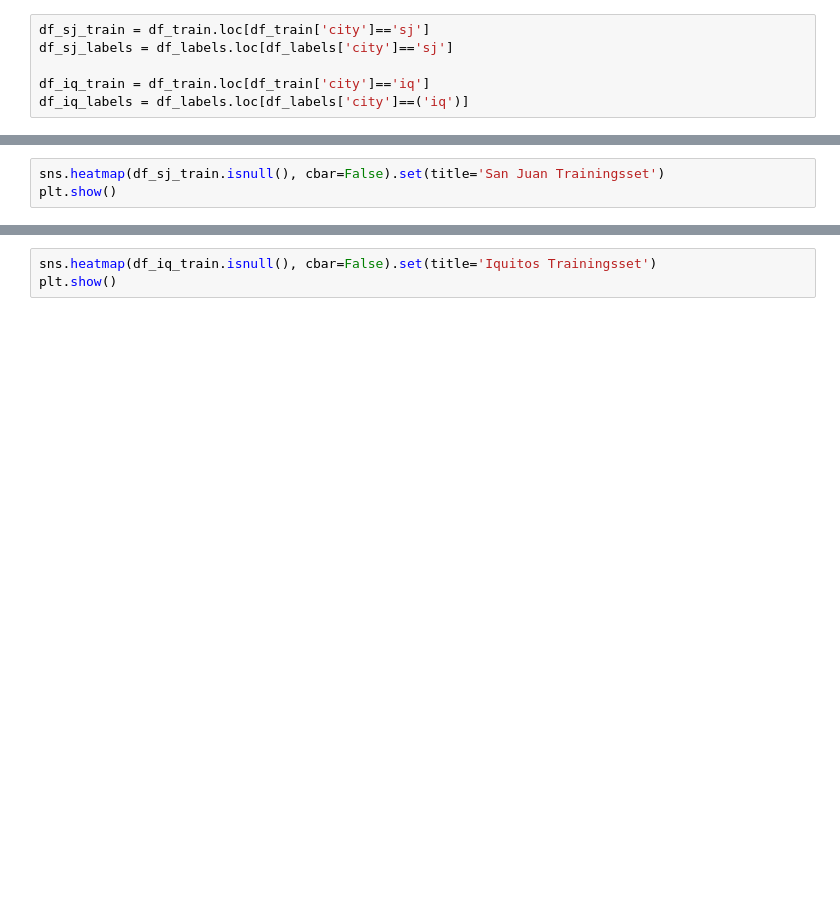
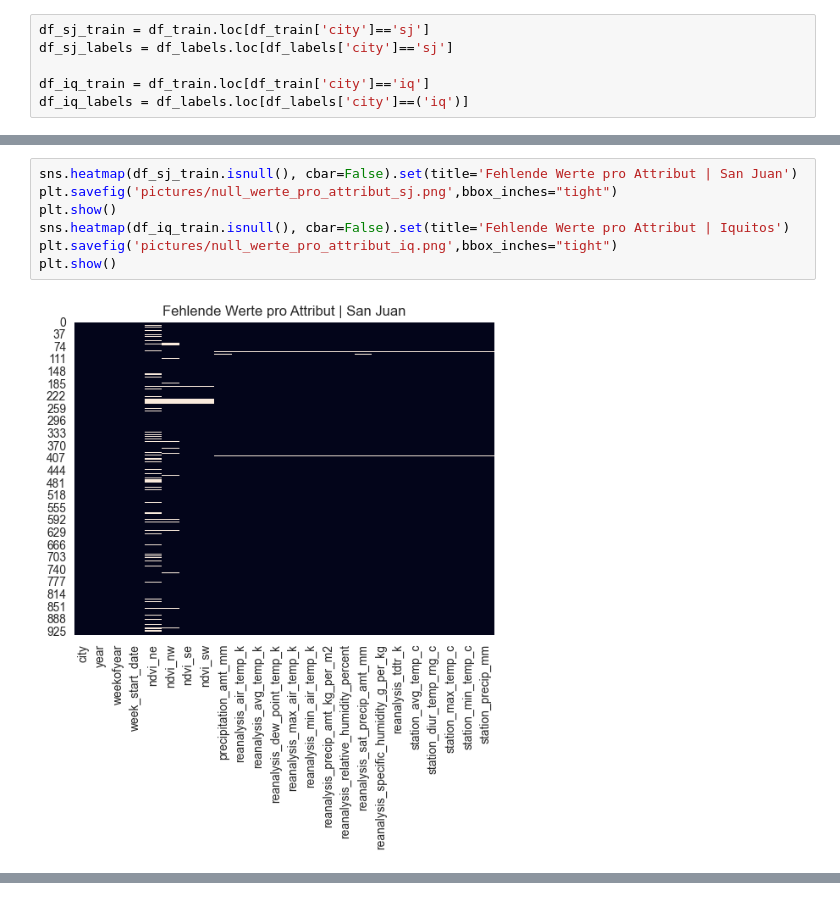
Before and after one commit to LinksMusic/predicitive-analytics, a Jupyter notebook: data_understanding.ipynb, the cells around one changed output, grey strips where cells are left out. Saved outputs shown, nothing was run; the diff lists cells and outputs as text; blank space fills up the shorter version.

```diff
--- a/data_understanding.ipynb
+++ b/data_understanding.ipynb
@@ -22,3 +105,9 @@ df_iq_labels = df_labels.loc[df_labels['city']==('iq')]
 # %%
-sns.heatmap(df_sj_train.isnull(), cbar=False).set(title='San Juan Trainingsset')
+sns.heatmap(df_sj_train.isnull(), cbar=False).set(title='Fehlende Werte pro Attribut | San Juan')
+plt.savefig('pictures/null_werte_pro_attribut_sj.png',bbox_inches="tight")
 plt.show()
+sns.heatmap(df_iq_train.isnull(), cbar=False).set(title='Fehlende Werte pro Attribut | Iquitos')
+plt.savefig('pictures/null_werte_pro_attribut_iq.png',bbox_inches="tight")
+plt.show()
+# %% [output]
+[figure, added]
@@ -25,3 +114,0 @@ plt.show()
-# %%
-sns.heatmap(df_iq_train.isnull(), cbar=False).set(title='Iquitos Trainingsset')
-plt.show()
```
Also changed, not shown: parts of 21 cells of this notebook.
